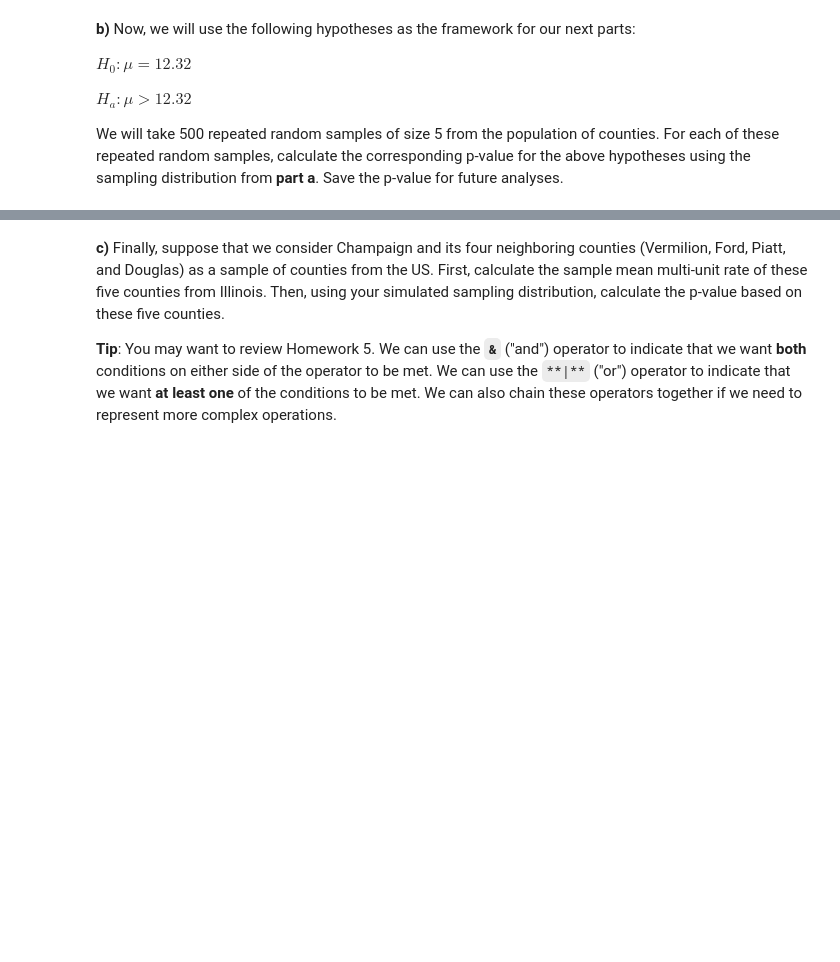
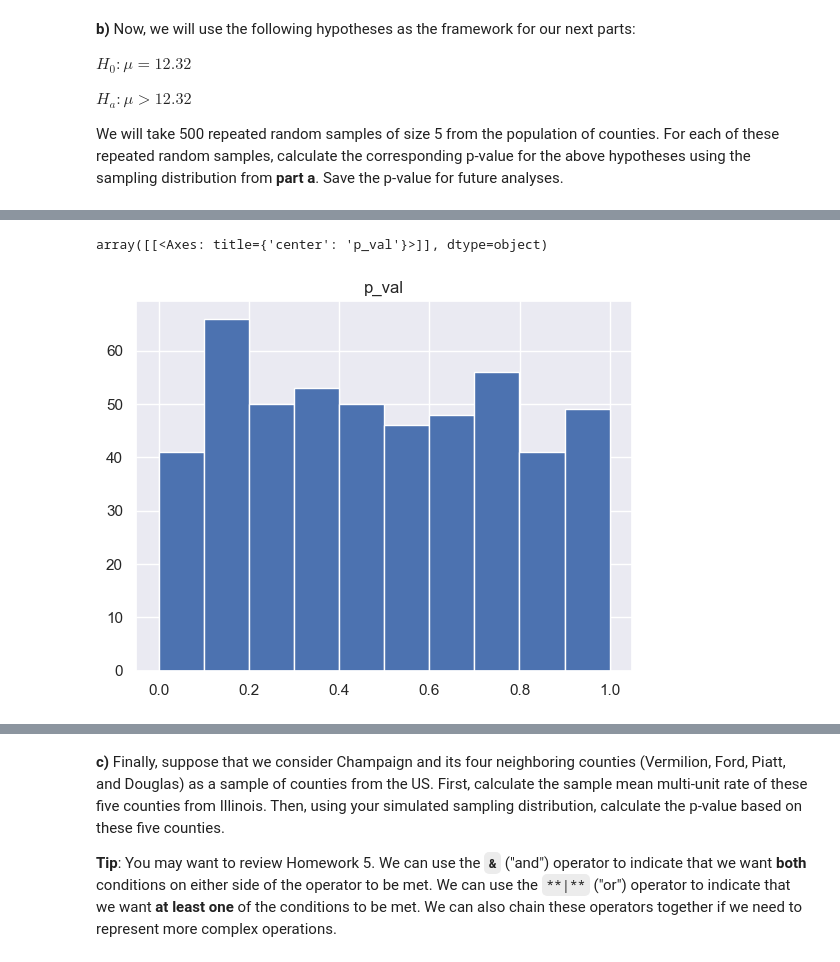
Before and after one commit to Gomez-Andres-8/STAT-207-Coursework, a Jupyter notebook: homework_07/homework_07.ipynb, the cells around one changed output, grey strips where cells are left out. Drawn from its saved outputs; the diff is of its cells as text; code cells hidden in the pictures; blank space fills up the shorter version.

```diff
--- a/homework_07/homework_07.ipynb
+++ b/homework_07/homework_07.ipynb
@@ -43,0 +116,10 @@ We will take 500 repeated random samples of size 5 from the population of counti
+# %%
+sim_pval = []
+for i in range(500):
+    sample_mean = df['multi_unit'].sample(5, replace = True).mean()
+    p_val = (df_samp_dist1 > sample_mean).mean().iloc[0]
+    d = {"p_val" : p_val}
+    sim_pval.append(d)
+# %%
+sim_pval = pd.DataFrame(sim_pval)
+sim_pval
@@ -43,0 +140,5 @@ We will take 500 repeated random samples of size 5 from the population of counti
+# %%
+sim_pval.hist()
+# %% [output]
+array([[<Axes: title={'center': 'p_val'}>]], dtype=object)
+[figure, added]
```
Also changed, not shown: parts of 35 cells of this notebook.
